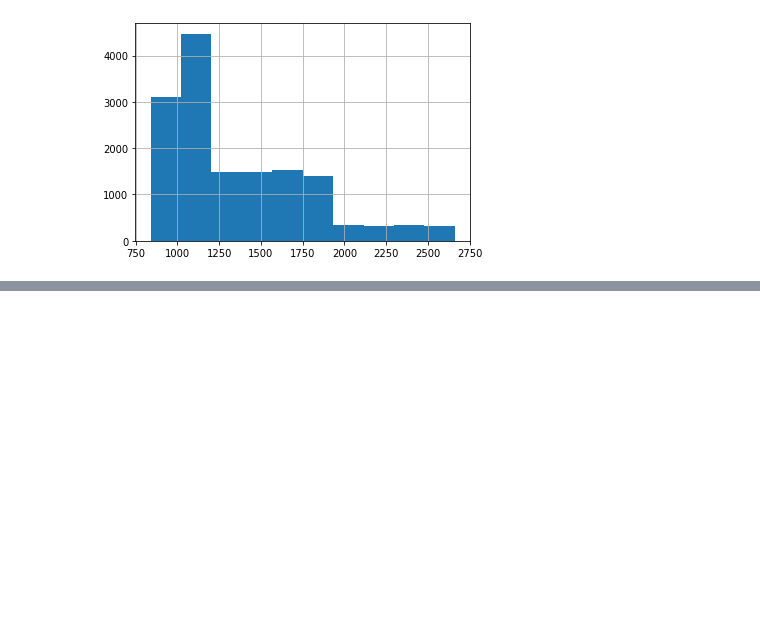
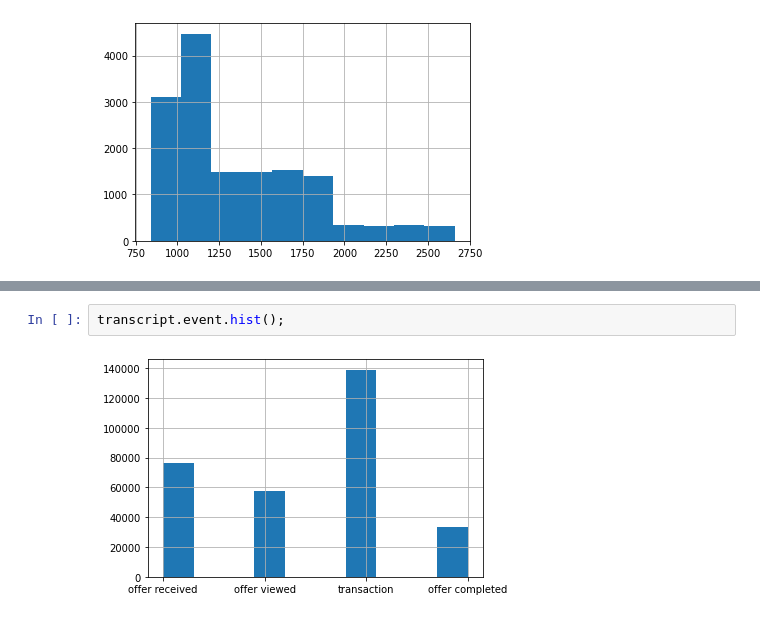
Before and after one commit to melkodary/starbucks-capstone, a Jupyter notebook: Starbucks_Capstone_notebook.ipynb, the cells around one changed output, grey strips where cells are left out. Drawn from its saved outputs; the diff is of its cells as text; blank space fills up the shorter version.

```diff
--- a/Starbucks_Capstone_notebook.ipynb
+++ b/Starbucks_Capstone_notebook.ipynb
@@ -392,0 +432,4 @@ processed_profile['member_duration'].hist();
+# %%
+transcript.event.hist();
+# %% [output]
+[figure, added]
```
Also changed, not shown: parts of 23 cells of this notebook.
